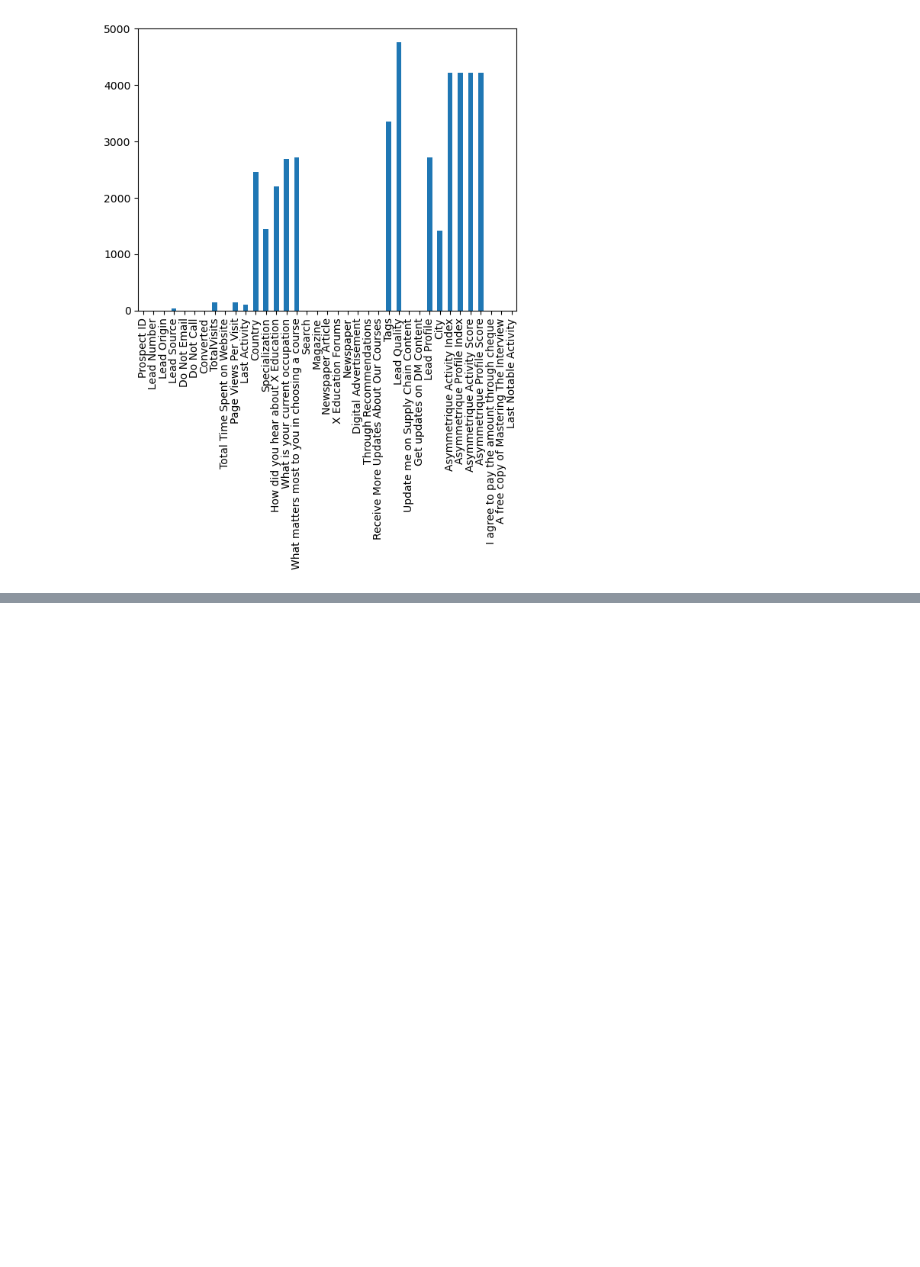
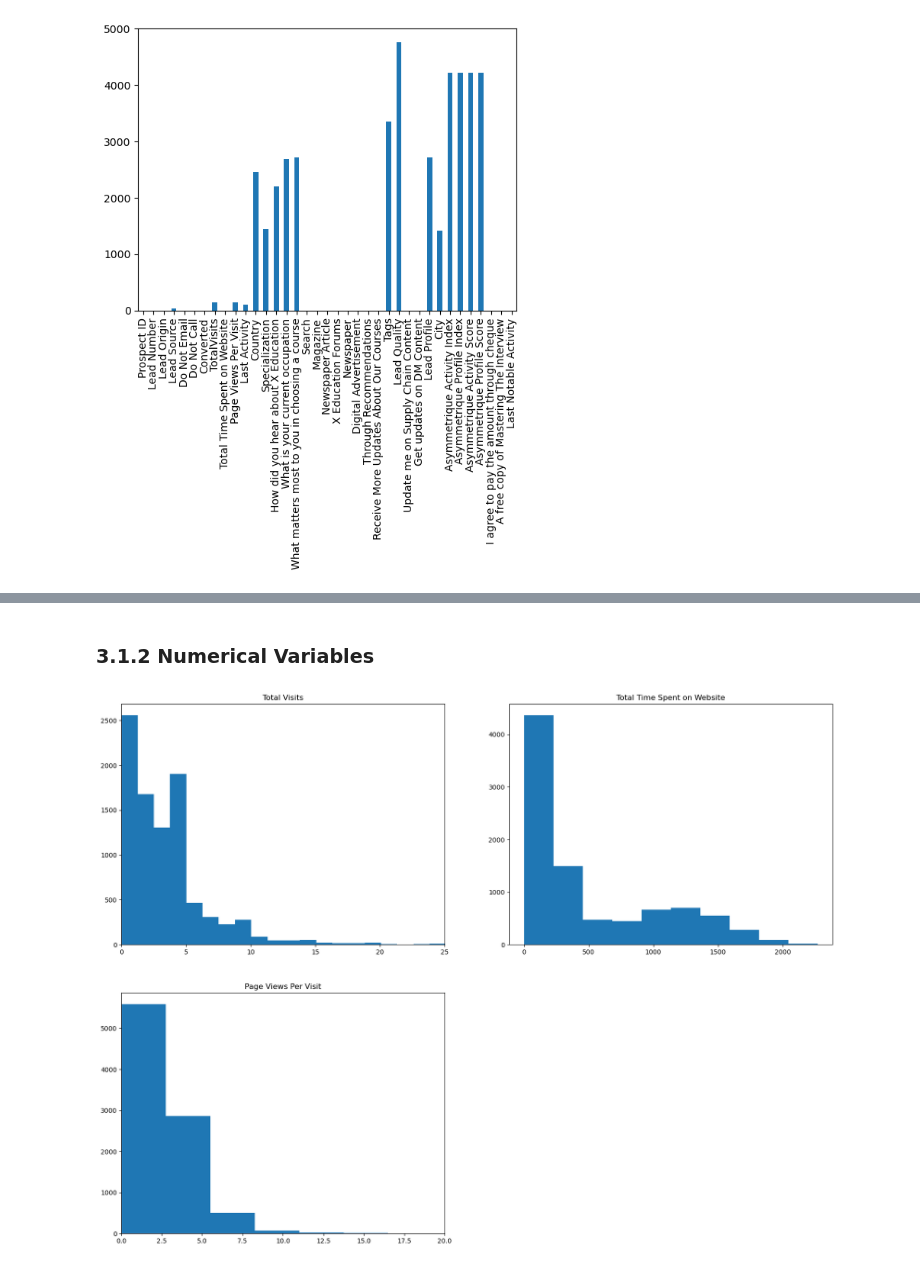
Before and after one commit to PrakNew/Lead-Scoring-Upgrad, a Jupyter notebook: lead_scoring_case_study.ipynb, the cells around one changed output, grey strips where cells are left out. Saved outputs shown, nothing was run; the diff lists cells and outputs as text; code cells hidden in the pictures; blank space fills up the shorter version.

```diff
--- a/lead_scoring_case_study.ipynb
+++ b/lead_scoring_case_study.ipynb
@@ -88,0 +349,21 @@ lead_data.describe()
+# %% [markdown]
+### 3.1.2 Numerical Variables
+# %%
+plt.figure(figsize = (20,15))  # Setting the figure size for ease of reading the plot
+
+plt.subplot(221)  # Subplot for ease of comparing the plots
+plt.hist(lead_data['TotalVisits'], bins = 200)
+plt.title('Total Visits')  # Setting the title for the plot
+plt.xlim(0,25)
+
+plt.subplot(222)  # Subplot for ease of comparing the plots
+plt.hist(lead_data['Total Time Spent on Website'], bins = 10)
+plt.title('Total Time Spent on Website')  # Setting the title for the plot
+
+plt.subplot(223)  # Subplot for ease of comparing the plots
+plt.hist(lead_data['Page Views Per Visit'], bins = 20)
+plt.title('Page Views Per Visit')  # Setting the title for the plot
+plt.xlim(0,20)
+plt.show()
+# %% [output]
+[figure, added]
```
Also changed, not shown: parts of 30 cells of this notebook.
